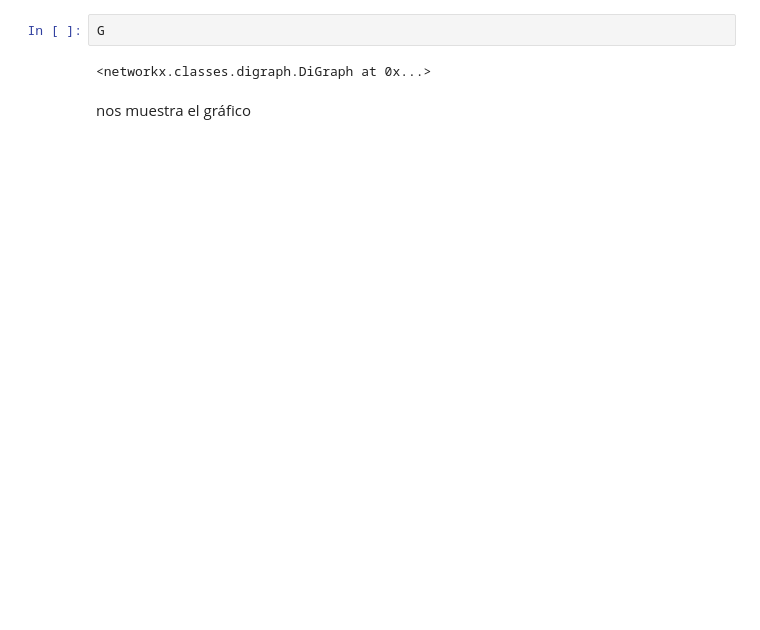
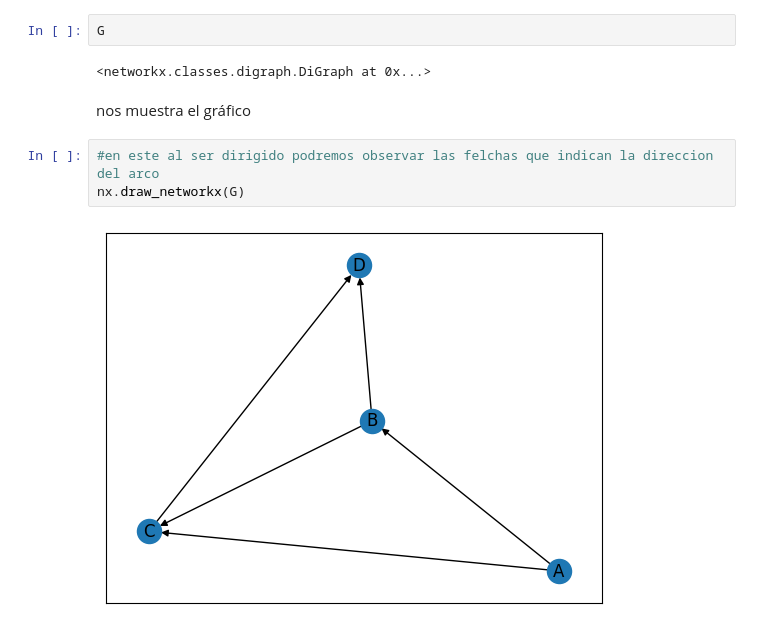
Before and after one commit to VilchisKarla/Investigacion-de-Operaciones, a Jupyter notebook: ModeloRedes.ipynb, the cells around one changed output. Cells and saved outputs as stored; diff of their text form; blank space fills up the shorter version.

```diff
--- a/ModeloRedes.ipynb
+++ b/ModeloRedes.ipynb
@@ -29,3 +50,8 @@ G
 <networkx.classes.digraph.DiGraph at 0x...>
 # %% [markdown]
 nos muestra el gráfico
+# %%
+#en este al ser dirigido podremos observar las felchas que indican la direccion del arco
+nx.draw_networkx(G)
+# %% [output]
+[figure, added]
```
Also changed, not shown: parts of 75 cells of this notebook.
